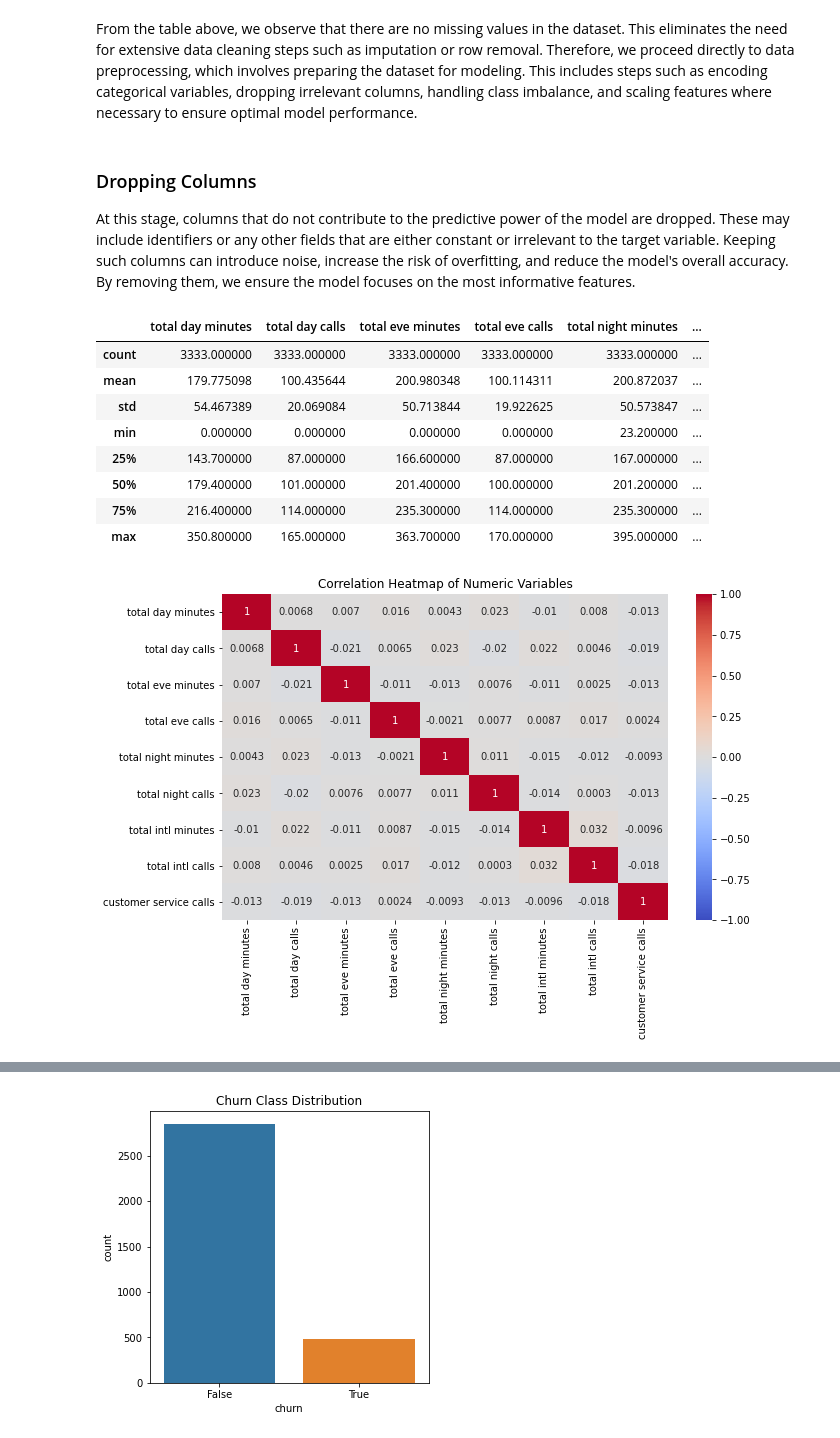
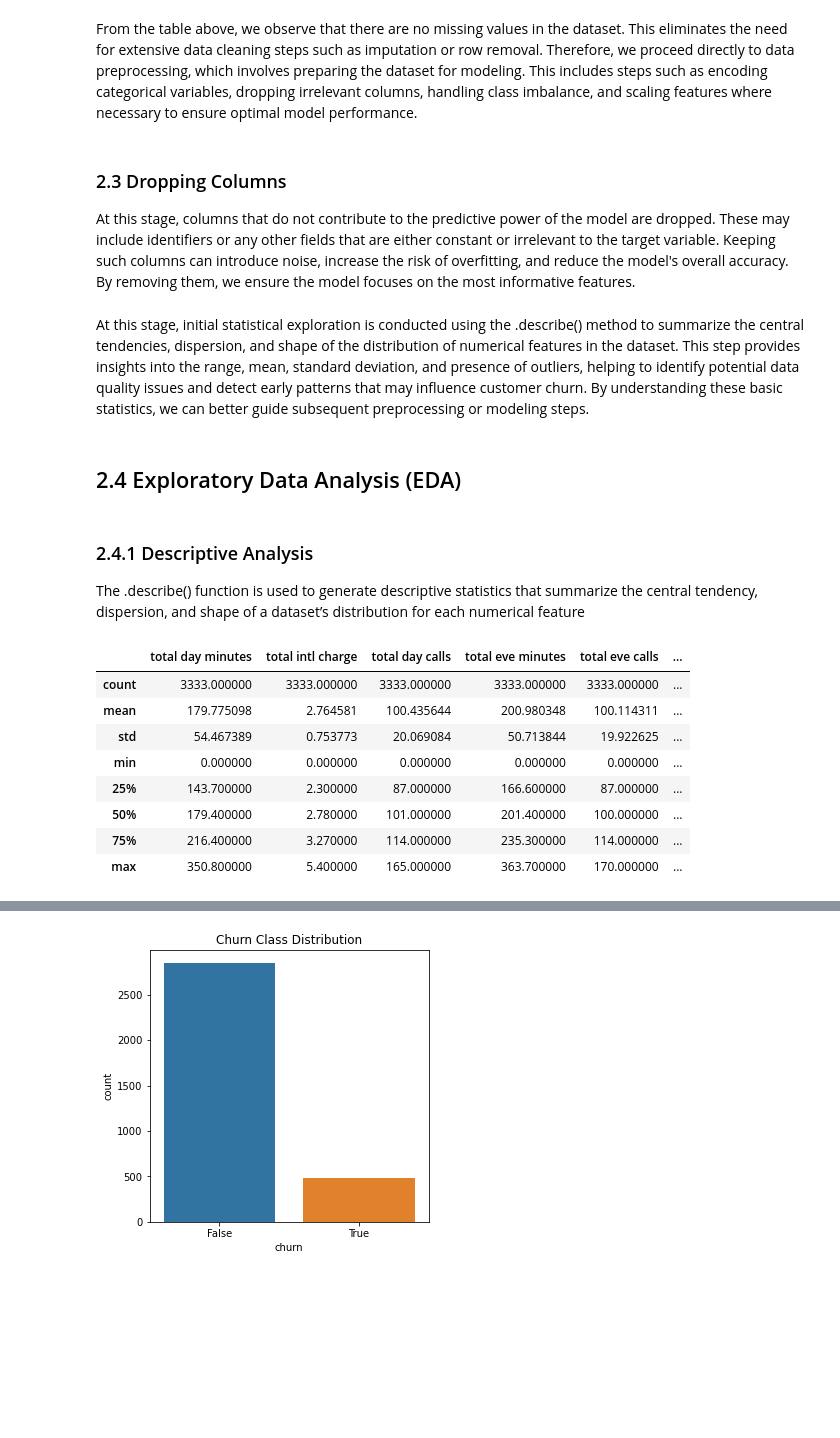
Before and after one commit to Murugi001/Phase-3-Project, a Jupyter notebook: index.ipynb, the cells around one changed output, grey strips where cells are left out. Cells and saved outputs as stored; diff of their text form; code cells hidden in the pictures; blank space fills up the shorter version.

```diff
--- a/index.ipynb
+++ b/index.ipynb
@@ -115,7 +108,7 @@ dtype: int64
 # %% [markdown]
 From the table above, we observe that there are no missing values in the dataset. This eliminates the need for extensive data cleaning steps such as imputation or row removal. Therefore, we proceed directly to data preprocessing, which involves preparing the dataset for modeling. This includes steps such as encoding categorical variables, dropping irrelevant columns, handling class imbalance, and scaling features where necessary to ensure optimal model performance.
 # %% [markdown]
-### Dropping Columns
+### 2.3 Dropping Columns
 At this stage, columns that do not contribute to the predictive power of the model are dropped. These may include identifiers or any other fields that are either constant or irrelevant to the target variable. Keeping such columns can introduce noise, increase the risk of overfitting, and reduce the model's overall accuracy. By removing them, we ensure the model focuses on the most informative features.
 # %%
 # Remove leading/trailing spaces from column names
@@ -123,24 +116,25 @@ df.columns = df.columns.str.strip()
 
 # Now safely drop the columns
 df.drop(columns=['phone number', 'area code', 'state'], inplace=True)
+# %% [markdown]
+At this stage, initial statistical exploration is conducted using the .describe() method to summarize the central tendencies, dispersion, and shape of the distribution of numerical features in the dataset. This step provides insights into the range, mean, standard deviation, and presence of outliers, helping to identify potential data quality issues and detect early patterns that may influence customer churn. By understanding these basic statistics, we can better guide subsequent preprocessing or modeling steps.
+# %% [markdown]
+## 2.4 Exploratory Data Analysis (EDA)
+# %% [markdown]
+### 2.4.1 Descriptive Analysis
+
+The .describe() function is used to generate descriptive statistics that summarize the central tendency, dispersion, and shape of a dataset’s distribution for each numerical feature
 # %%
-df_numerical=df[['total day minutes', 'total day calls', 'total eve minutes', 'total eve calls', 'total night minutes', 'total night calls', 'total intl minutes', 'total intl calls', 'customer service calls']]
+# descriptive statistics for numerical columns
+df_numerical=df[['total day minutes', 'total intl charge', 'total day calls', 'total eve minutes', 'total eve calls', 'total night minutes', 'total night calls', 'total intl minutes', 'total intl calls', 'customer service calls']]
 df_numerical.describe()
 # %% [output]
-|  | total day minutes | total day calls | total eve minutes | total eve calls | total night minutes | ... |
+|  | total day minutes | total intl charge | total day calls | total eve minutes | total eve calls | ... |
 | count | 3333.000000 | 3333.000000 | 3333.000000 | 3333.000000 | 3333.000000 | ... |
-| mean | 179.775098 | 100.435644 | 200.980348 | 100.114311 | 200.872037 | ... |
-| std | 54.467389 | 20.069084 | 50.713844 | 19.922625 | 50.573847 | ... |
-| min | 0.000000 | 0.000000 | 0.000000 | 0.000000 | 23.200000 | ... |
-| 25% | 143.700000 | 87.000000 | 166.600000 | 87.000000 | 167.000000 | ... |
-| 50% | 179.400000 | 101.000000 | 201.400000 | 100.000000 | 201.200000 | ... |
-| 75% | 216.400000 | 114.000000 | 235.300000 | 114.000000 | 235.300000 | ... |
-| max | 350.800000 | 165.000000 | 363.700000 | 170.000000 | 395.000000 | ... |
+| mean | 179.775098 | 2.764581 | 100.435644 | 200.980348 | 100.114311 | ... |
+| std | 54.467389 | 0.753773 | 20.069084 | 50.713844 | 19.922625 | ... |
+| min | 0.000000 | 0.000000 | 0.000000 | 0.000000 | 0.000000 | ... |
+| 25% | 143.700000 | 2.300000 | 87.000000 | 166.600000 | 87.000000 | ... |
+| 50% | 179.400000 | 2.780000 | 101.000000 | 201.400000 | 100.000000 | ... |
+| 75% | 216.400000 | 3.270000 | 114.000000 | 235.300000 | 114.000000 | ... |
+| max | 350.800000 | 5.400000 | 165.000000 | 363.700000 | 170.000000 | ... |
-# %%
-# Correlation heatmap
-plt.figure(figsize=(10, 6))
-sns.heatmap(df_numerical.corr(), annot=True, cmap='coolwarm', vmin=-1, vmax=1)
-plt.title('Correlation Heatmap of Numeric Variables')
-plt.show()
-# %% [output]
-[figure, removed]
```
Also changed, not shown: parts of 25 cells of this notebook.
